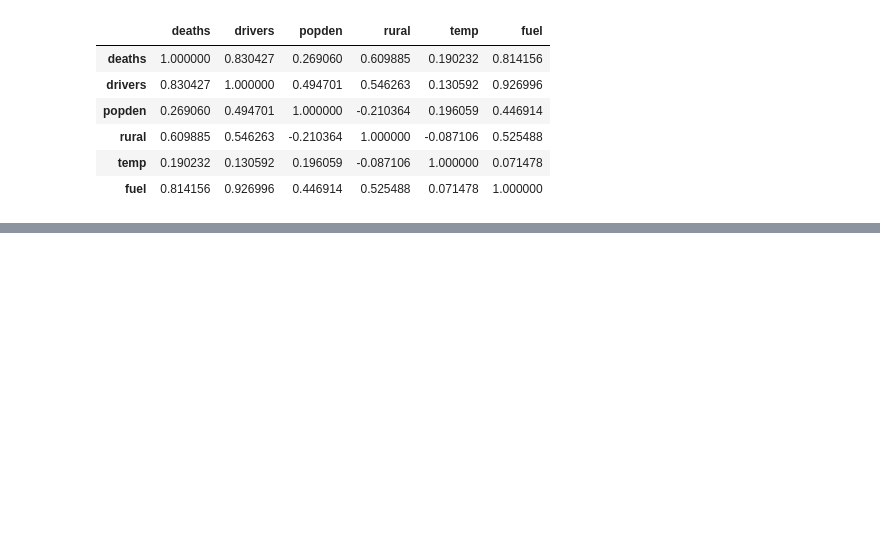
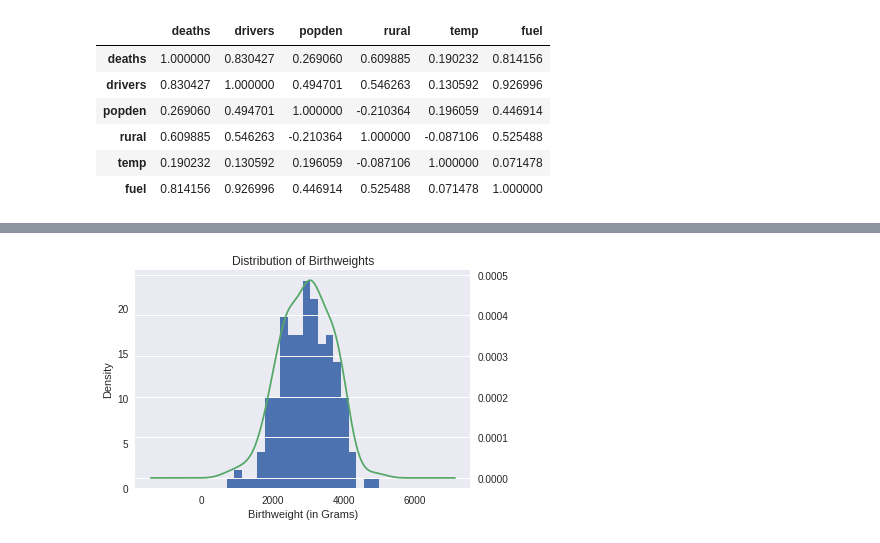
Before and after one commit to mattschaelling/acme_vol3, a Jupyter notebook: Pandas2/pandas2.ipynb, the cells around one changed output, grey strips where cells are left out. Cells and saved outputs as stored; diff of their text form; code cells hidden in the pictures; blank space fills up the shorter version.

```diff
--- a/Pandas2/pandas2.ipynb
+++ b/Pandas2/pandas2.ipynb
@@ -78,0 +86,8 @@ road['deaths'].hist(grid=False)
+# %%
+ax = birthwt.bwt.plot(kind='hist', grid=False, bins=20)
+plt.xlabel("Birthweight (in Grams)")
+birthwt.bwt.plot(kind='kde', ax=ax, secondary_y=True)
+plt.title('Distribution of Birthweights')
+plt.show()
+# %% [output]
+[figure, added]
```
Also changed, not shown: parts of 35 cells of this notebook.
